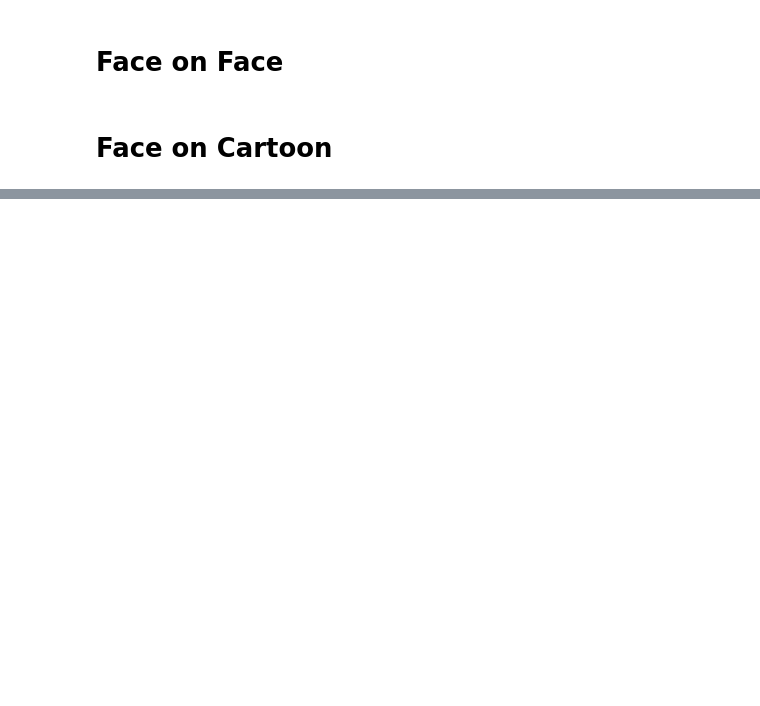
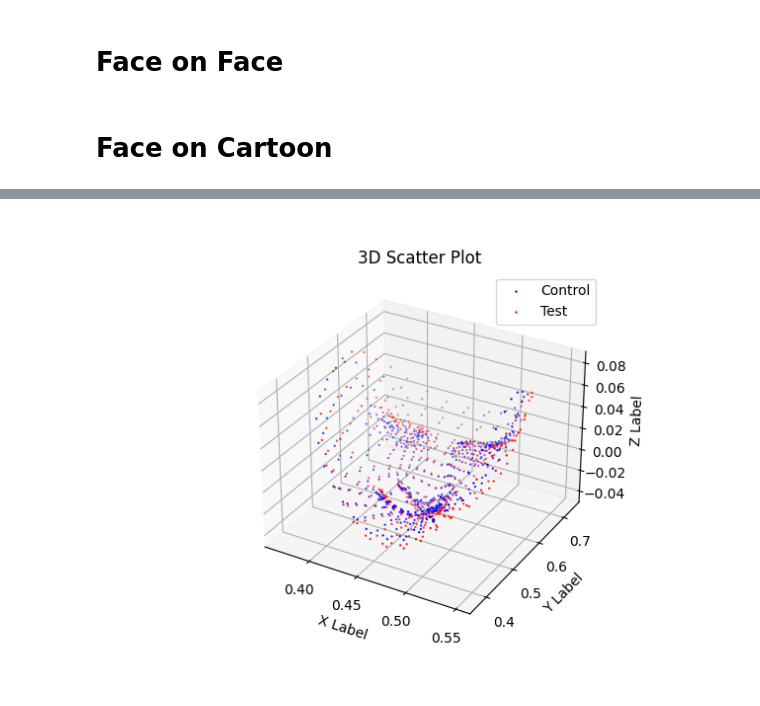
Before and after one commit to EdgyPage/VisionScratch, a Jupyter notebook: Mediapipe/LandmarkComparePOC.ipynb, the cells around one changed output, grey strips where cells are left out. Saved outputs shown, nothing was run; the diff lists cells and outputs as text; code cells hidden in the pictures; blank space fills up the shorter version.

```diff
--- a/Mediapipe/LandmarkComparePOC.ipynb
+++ b/Mediapipe/LandmarkComparePOC.ipynb
@@ -150,0 +193,21 @@ AssertionError:
+# %%
+# Create a figure and a 3D Axes
+fig = plt.figure()
+ax = fig.add_subplot(111, projection='3d')
+
+# Scatter plot
+ax.scatter(xControl, yControl, zControl, c='b', marker='o', s= .5, label = 'Control')
+ax.scatter(xTest, yTest, zTest, c='r', marker='o', s= .5, label = 'Test')
+# Set labels and title
+ax.set_xlabel('X Label')
+ax.set_ylabel('Y Label')
+ax.set_zlabel('Z Label')
+ax.set_title('3D Scatter Plot')
+ax.legend()
+
+# Display the plot
+%matplotlib ipympl
+#%matplotlib notebook
+plt.show()
+# %% [output]
+[figure, added]
```
Also changed, not shown: parts of 3 cells of this notebook, 1 other file.
